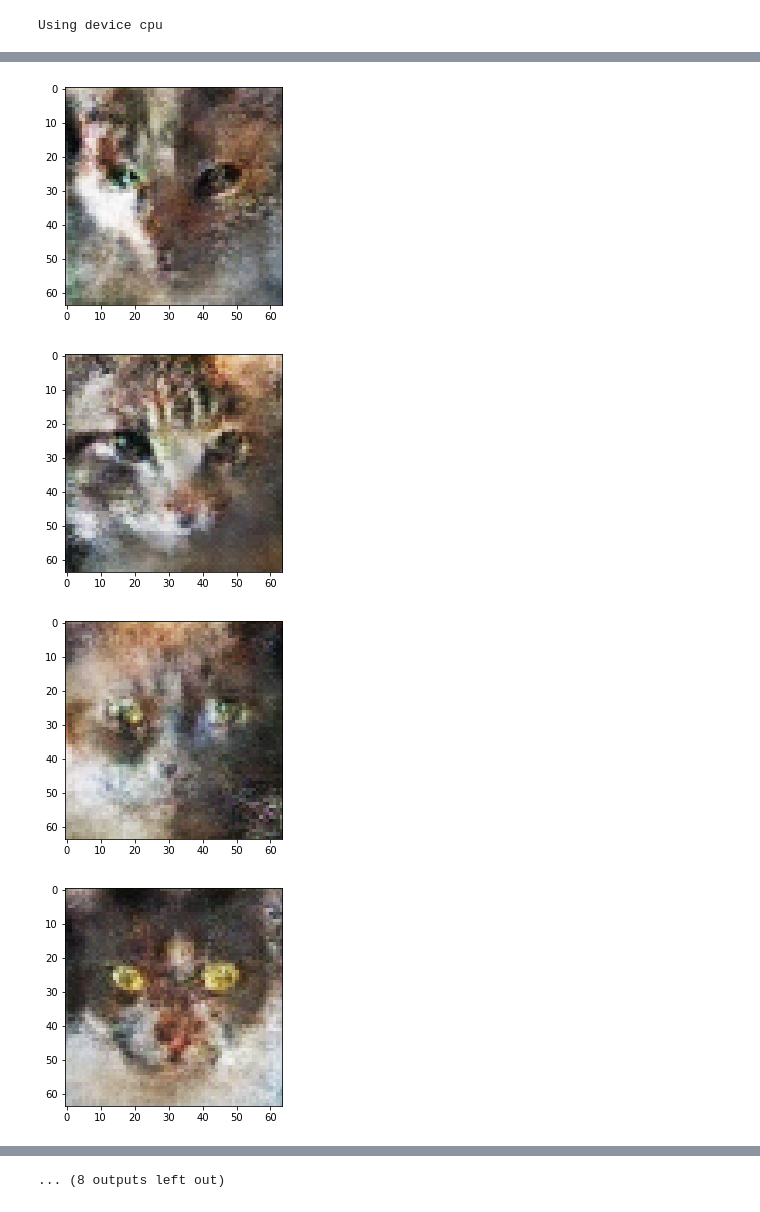
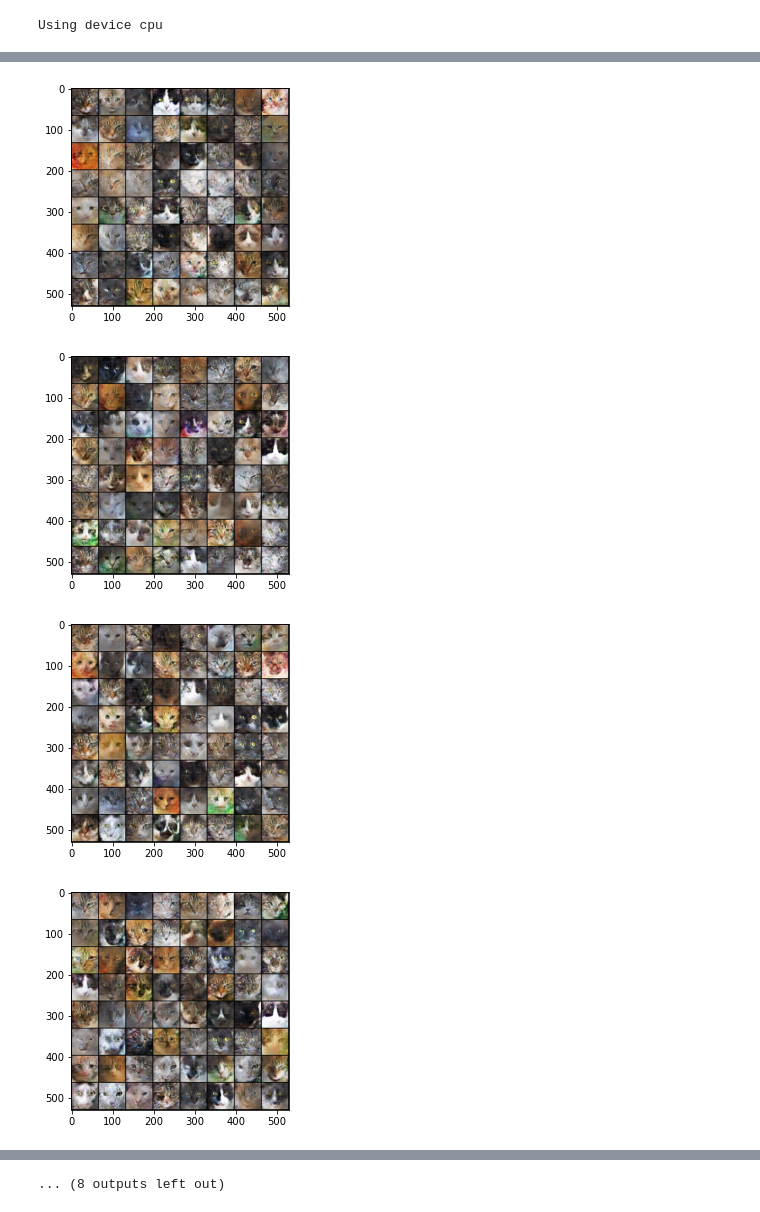
Before and after one commit to mihirbpi/CatGAN, a Jupyter notebook: cat_gan_cnn_test.ipynb, the cells around one changed output, grey strips where cells are left out. Drawn from its saved outputs; the diff is of its cells as text; code cells hidden in the pictures.

Commit message:
rename training notebook and add test notebook

```diff
--- a/cat_gan_cnn_test.ipynb
+++ b/cat_gan_cnn_test.ipynb
@@ -17,6 +17,8 @@ import matplotlib.pyplot as plt
 # %%
 # Data Loading
 DATA_PATH = "data/"
+NUM_IMAGES_TO_USE = 1000
+BATCH_SIZE = 100
 
 # Data & Augmentation
 IMAGE_SIZE = 64
@@ -27,15 +29,13 @@ LATENT_SIZE = 128
 MODEL_VERSION = "v1"
 OLD_MODEL_EXISTS = True
 
-# Training
-NUM_IMAGES_TO_USE = 1000
-START_INDEX = 0
-BATCH_SIZE = 100
-NUM_EPOCHS = 5
-LEARNING_RATE = 0.0002
-
 # Saving/Loading Model
 MODEL_PATH = "model/" + MODEL_VERSION + "/"
+
+# Saving Test Images
+NUM_GRIDS_TO_SAVE = 20
+NUM_IMAGES_PER_GRID = 64
+NUM_ROWS_PER_GRID = 8
 SAMPLE_DIR = "generated/test/" + MODEL_VERSION + "/"
 # %%
 device = torch.device('cuda' if torch.cuda.is_available() else 'cpu')
@@ -148,13 +140,13 @@ if (OLD_MODEL_EXISTS):
     discriminator.load_state_dict(torch.load(MODEL_PATH + "discriminator.pt"))
     generator.load_state_dict(torch.load(MODEL_PATH + "generator.pt"))
 
-num_images = 20
-for i in range(num_images):
-    latent = torch.randn(1, LATENT_SIZE, 1, 1, device=device)
-    fake_image = generator(latent)
-    fake_fname = f"test_image_{i}.png"
-    save_image(denormalize(fake_image[0].detach()), os.path.join(SAMPLE_DIR, fake_fname))
+for i in range(NUM_GRIDS_TO_SAVE):
+    latent = torch.randn(NUM_IMAGES_PER_GRID, LATENT_SIZE, 1, 1, device=device)
+    fake_images = generator(latent)
+    fake_fname = f"test_image_grid_{i}.png"
+    fake_grid = make_grid(denormalize(fake_images.detach()), nrow=NUM_ROWS_PER_GRID)
+    save_image(fake_grid, os.path.join(SAMPLE_DIR, fake_fname))
     plt.figure()
-    plt.imshow(denormalize(fake_image[0].detach().permute(1,2,0)))
+    plt.imshow(fake_grid.permute(1,2,0))
     plt.show()
 # %% [output]
@@ -167,4 +159,4 @@ for i in range(num_images):
-[figure, old version]
+[figure, new version]
-[figure, old version]
+[figure, new version]
-[figure, old version]
+[figure, new version]
-[figure, old version]
+[figure, new version]
```
Also changed, not shown: parts of 4 cells of this notebook, 2 other files.
